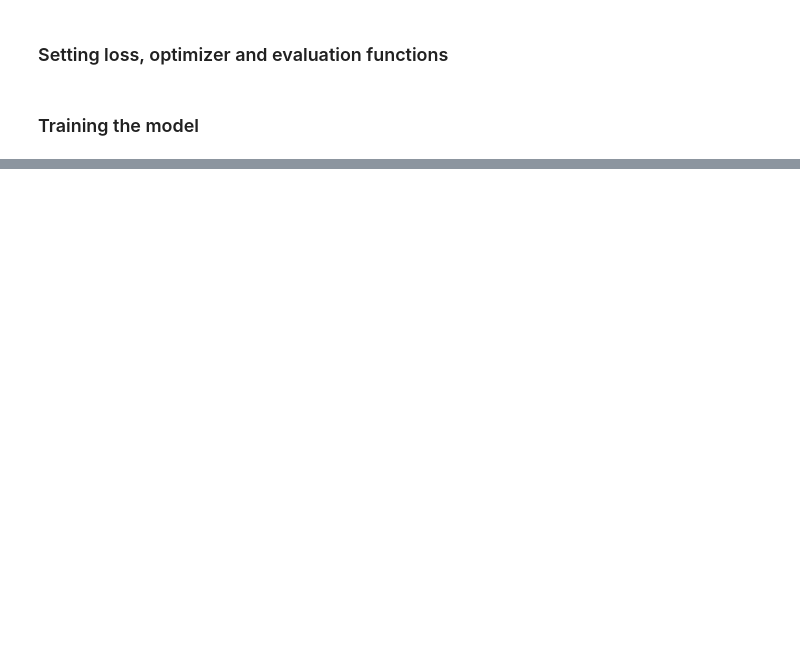
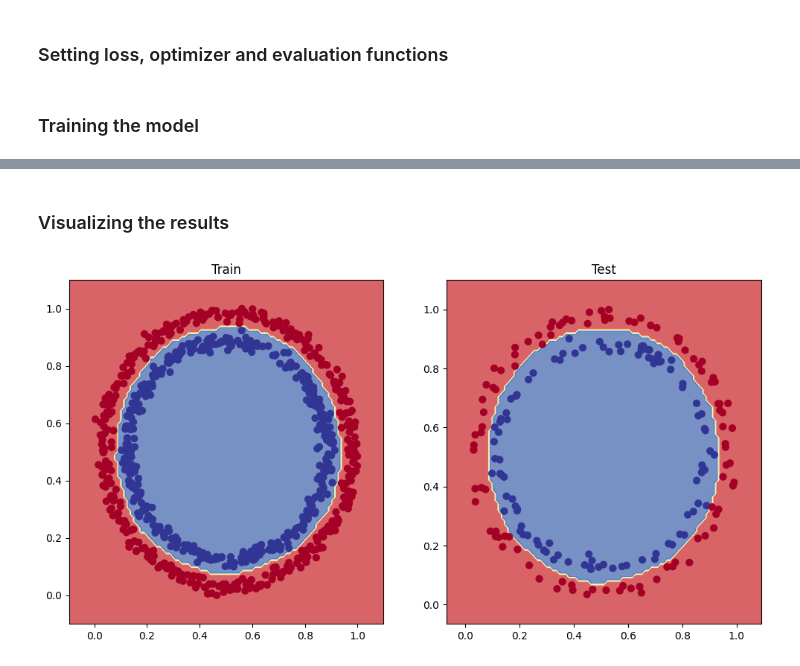
Before and after one commit to mathemaia/studies, a Jupyter notebook: Python/MachineLearning/SupervisedLearning/Pytorch/freeCodeCamp_2.ipynb, the cells around one changed output, grey strips where cells are left out. Cells and saved outputs as stored; diff of their text form; code cells hidden in the pictures; blank space fills up the shorter version.

```diff
--- a/Python/MachineLearning/SupervisedLearning/Pytorch/freeCodeCamp_2.ipynb
+++ b/Python/MachineLearning/SupervisedLearning/Pytorch/freeCodeCamp_2.ipynb
@@ -158,0 +211,16 @@ plt.plot(ls)
+# %%
+# Creating a new class to the model
+class CircleModel1(nn.Module):
+    def __init__(self):
+        super().__init__()
+        self.layer_1 = nn.Linear(2, 64)
+        self.layer_2 = nn.Linear(64, 64)
+        self.layer_3 = nn.Linear(64, 1)
+        self.relu = nn.ReLU()
+
+    def forward(self, x):
+        return self.layer_3(self.relu(self.layer_2(self.relu(self.layer_1(x)))))
+
+# Instanciating another model
+model_1 = CircleModel1().to(device)
+model_1
@@ -158,0 +306,13 @@ plt.plot(ls)
+# %% [markdown]
+### Visualizing the results
+# %%
+# Plotin the decision boundary of the model
+plt.figure(figsize=(12, 6))
+plt.subplot(1, 2, 1)
+plt.title('Train')
+plot_decision_boundary(model_1, X_train, y_train)
+plt.subplot(1, 2, 2)
+plt.title('Test')
+plot_decision_boundary(model_1, X_test, y_test)
+# %% [output]
+[figure, added]
```
Also changed, not shown: parts of 12 cells of this notebook, 1 other file.
